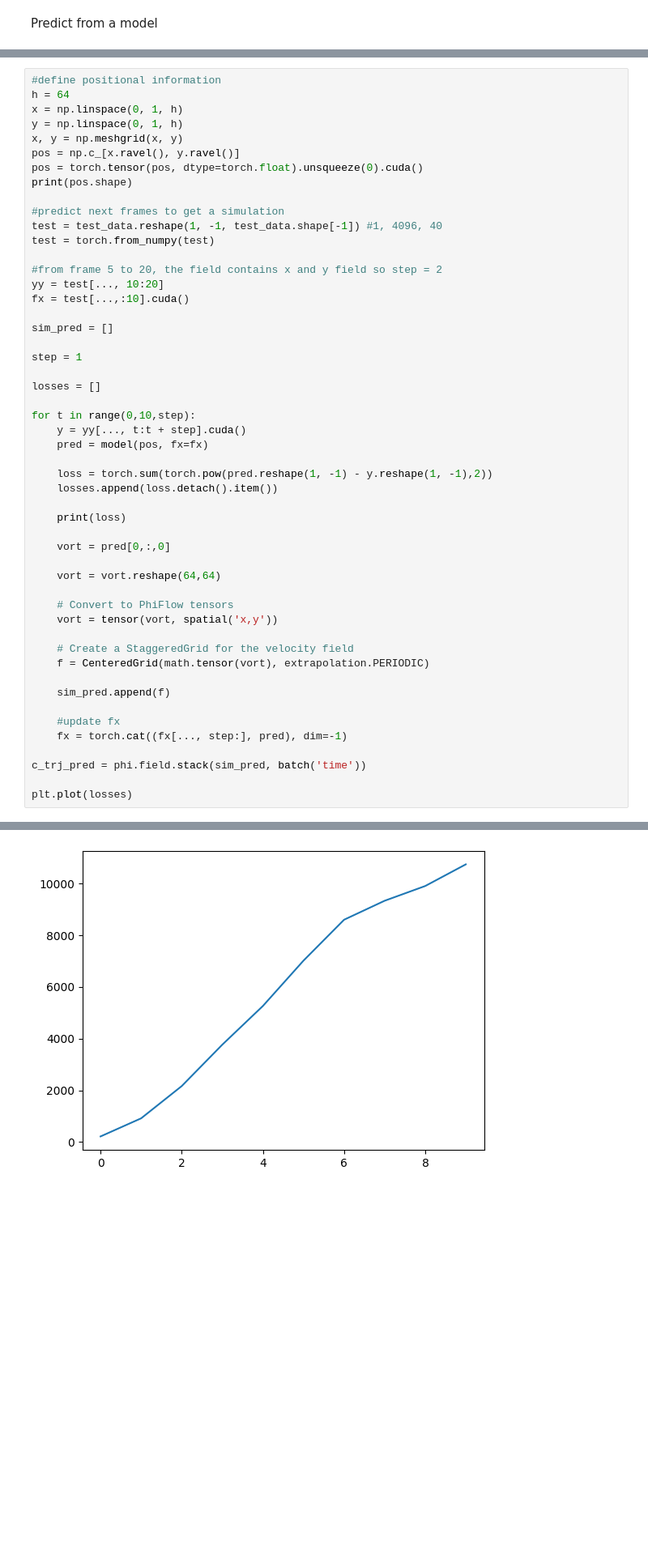
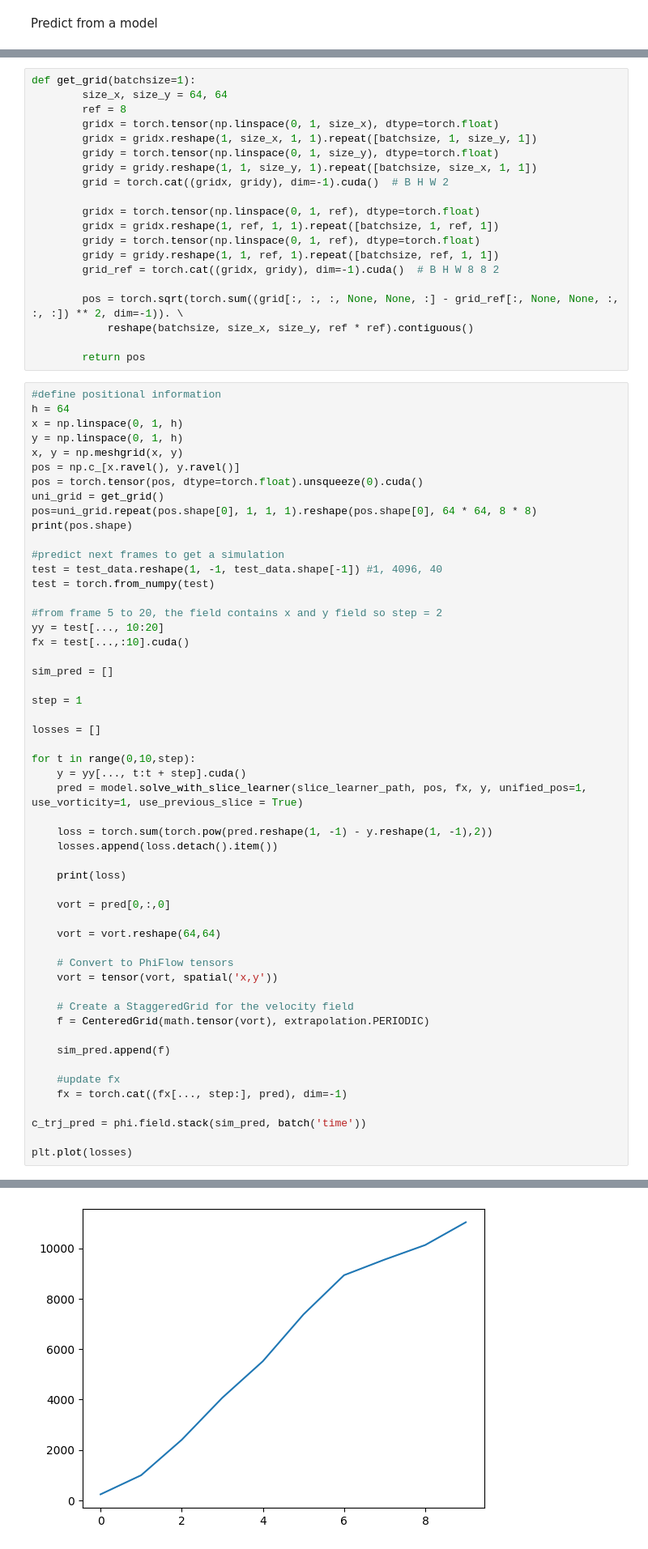
Before and after one commit to OnurBasci/TransformerBasedNavierStokeSolver, a Jupyter notebook: SequenSolver.ipynb, the cells around one changed output, grey strips where cells are left out. Shown at 81% size. Cells and saved outputs as stored; diff of their text form; blank space fills up the shorter version.

Commit message:
learn slice update

```diff
--- a/SequenSolver.ipynb
+++ b/SequenSolver.ipynb
@@ -100,3 +68,23 @@ SequenSolver(
+# %%
+def get_grid(batchsize=1):
+        size_x, size_y = 64, 64
+        ref = 8
+        gridx = torch.tensor(np.linspace(0, 1, size_x), dtype=torch.float)
+        gridx = gridx.reshape(1, size_x, 1, 1).repeat([batchsize, 1, size_y, 1])
+        gridy = torch.tensor(np.linspace(0, 1, size_y), dtype=torch.float)
+        gridy = gridy.reshape(1, 1, size_y, 1).repeat([batchsize, size_x, 1, 1])
+        grid = torch.cat((gridx, gridy), dim=-1).cuda()  # B H W 2
+
+        gridx = torch.tensor(np.linspace(0, 1, ref), dtype=torch.float)
+        gridx = gridx.reshape(1, ref, 1, 1).repeat([batchsize, 1, ref, 1])
+        gridy = torch.tensor(np.linspace(0, 1, ref), dtype=torch.float)
+        gridy = gridy.reshape(1, 1, ref, 1).repeat([batchsize, ref, 1, 1])
+        grid_ref = torch.cat((gridx, gridy), dim=-1).cuda()  # B H W 8 8 2
+
+        pos = torch.sqrt(torch.sum((grid[:, :, :, None, None, :] - grid_ref[:, None, None, :, :, :]) ** 2, dim=-1)). \
+            reshape(batchsize, size_x, size_y, ref * ref).contiguous()
+
+        return pos
 # %%
 #define positional information
 h = 64
@@ -105,6 +93,8 @@ y = np.linspace(0, 1, h)
 x, y = np.meshgrid(x, y)
 pos = np.c_[x.ravel(), y.ravel()]
 pos = torch.tensor(pos, dtype=torch.float).unsqueeze(0).cuda()
+uni_grid = get_grid()
+pos=uni_grid.repeat(pos.shape[0], 1, 1, 1).reshape(pos.shape[0], 64 * 64, 8 * 8)
 print(pos.shape)
 
 #predict next frames to get a simulation
@@ -123,7 +113,7 @@ losses = []
 
 for t in range(0,10,step):
     y = yy[..., t:t + step].cuda()
-    pred = model(pos, fx=fx)
+    pred = model.solve_with_slice_learner(slice_learner_path, pos, fx, y, unified_pos=1, use_vorticity=1, use_previous_slice = True)
 
     loss = torch.sum(torch.pow(pred.reshape(1, -1) - y.reshape(1, -1),2))
     losses.append(loss.detach().item())
@@ -163,2 +153,2 @@ tensor(10730.1504, device='cuda:0', grad_fn=<SumBackward0>)
 [<matplotlib.lines.Line2D at 0x...>]
-[figure, old version]
+[figure, new version]
```
Also changed, not shown: parts of 3 cells of this notebook, 12 other files.
